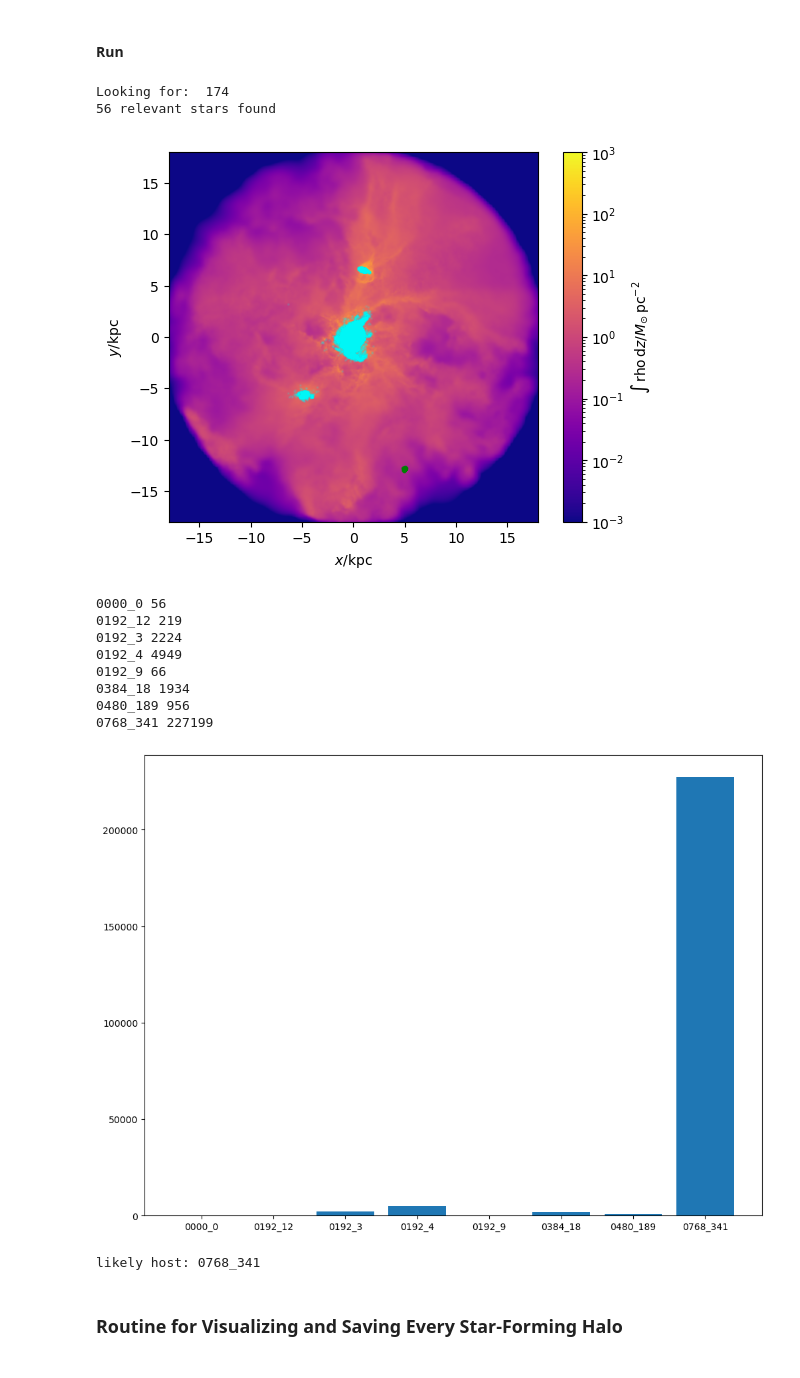
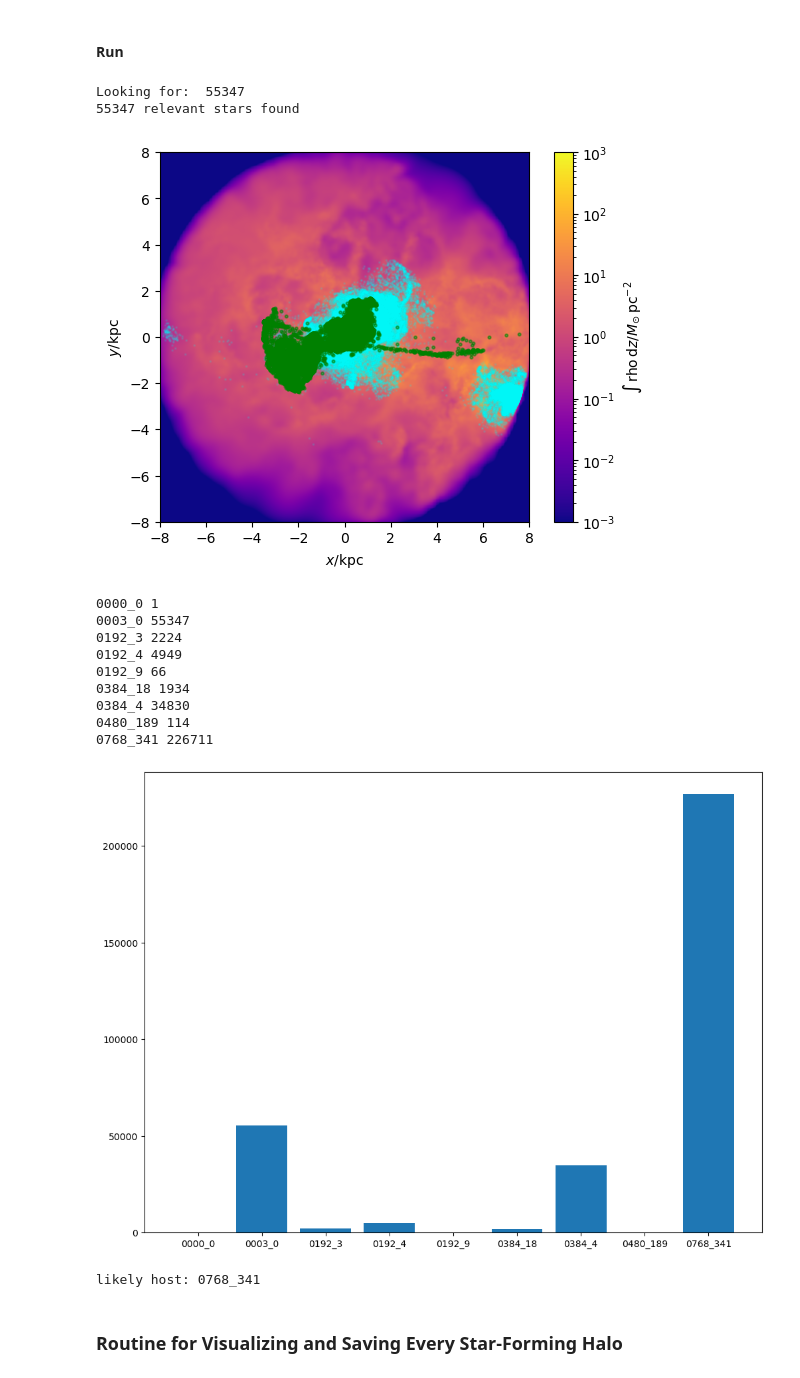
Before and after one commit to CharlotteRuth/startrace, a Jupyter notebook: AnnaWright_startrace/RomZoomSHAnalysisScripts/TrackDownStars_rz.ipynb, the cells around one changed output. Saved outputs shown, nothing was run; the diff lists cells and outputs as text; code cells hidden in the pictures.

```diff
--- a/AnnaWright_startrace/RomZoomSHAnalysisScripts/TrackDownStars_rz.ipynb
+++ b/AnnaWright_startrace/RomZoomSHAnalysisScripts/TrackDownStars_rz.ipynb
@@ -58,7 +58,7 @@ sim = db.get_simulation(ss_dir)
 # simpath = '/Volumes/Audiobooks/RomZooms/'
 
 
-relhostid = np.array(['0000_0']) # Which star particle host_IDs do you want to see? This can be a single host_ID or a list
+relhostid = np.array(['0003_0']) # Which star particle host_IDs do you want to see? This can be a single host_ID or a list
 # For instance, if you wanted to see all star particles that weren't assigned a host, you could do the below
 # relhostid = []
 # for i in range (0,len(sim.timesteps)):
@@ -66,10 +66,10 @@ relhostid = np.array(['0000_0']) # Which star particle host_IDs do you want to s
 # relhostid = np.array(relhostid)
 # print('relhostid = ', relhostid)
 
-st = 384 # Which snapshot do you want to visualize these star particles at?
+st = 480 # Which snapshot do you want to visualize these star particles at?
 tslim = 0 # What is the earliest snapshot that you want the star particles to have formed at?
     # tslim = st-96 # This is the standard MM spacing, so this would give you any star particles that formed since last snapshot
-ishalo = 1 # Which halo do you want to center on? If this is 0, we will center on the first star particles with relhostid
+ishalo = 0 # Which halo do you want to center on? If this is 0, we will center on the first star particles with relhostid
 # %%
 # Read in your data
 with h5py.File(odir+'/'+sims+'_allhalostardata.h5','r') as f:
@@ -513,7 +513,7 @@ array([-142.2901098 , -883.64202242, -505.46569368])
 # roughcen += (-2.5, -0.5, -4)
 # roughcen += (-0.5,-3,2.5)
 # roughcen += (3,-1.25,4.8)
-roughcen += (0.8,-2.5,10)
+roughcen += (5,-5,13)
 # %% [markdown]
 #### Automate spike finding
 # %%
@@ -590,20 +590,21 @@ find what amiga assigns halos to
 # %%
 print ('Looking for: ', len(pids)) # Full number of relevant star particles in this snapshot.
                                    # Make sure you actually find all of them!
-fst = HighlightParticles(s,roughcen,rad=18,projax='y',haloplot=False, show_hs=True) # Have our first look
+fst = HighlightParticles(s,roughcen,rad=8,projax='z',haloplot=False, show_hs=True) # Have our first look
 # %% [output]
-Looking for:  174
-56 relevant stars found
+Looking for:  55347
+55347 relevant stars found
-[figure, old version]
+[figure, new version]
-0000_0 56
-0192_12 219
+0000_0 1
+0003_0 55347
 0192_3 2224
 0192_4 4949
 0192_9 66
 0384_18 1934
-0480_189 956
-0768_341 227199
+0384_4 34830
+0480_189 114
+0768_341 226711
-[figure, old version]
+[figure, new version]
 likely host: 0768_341
 # %% [markdown]
 ### Routine for Visualizing and Saving Every Star-Forming Halo
```
Also changed, not shown: parts of 12 cells of this notebook, 4 other files.
